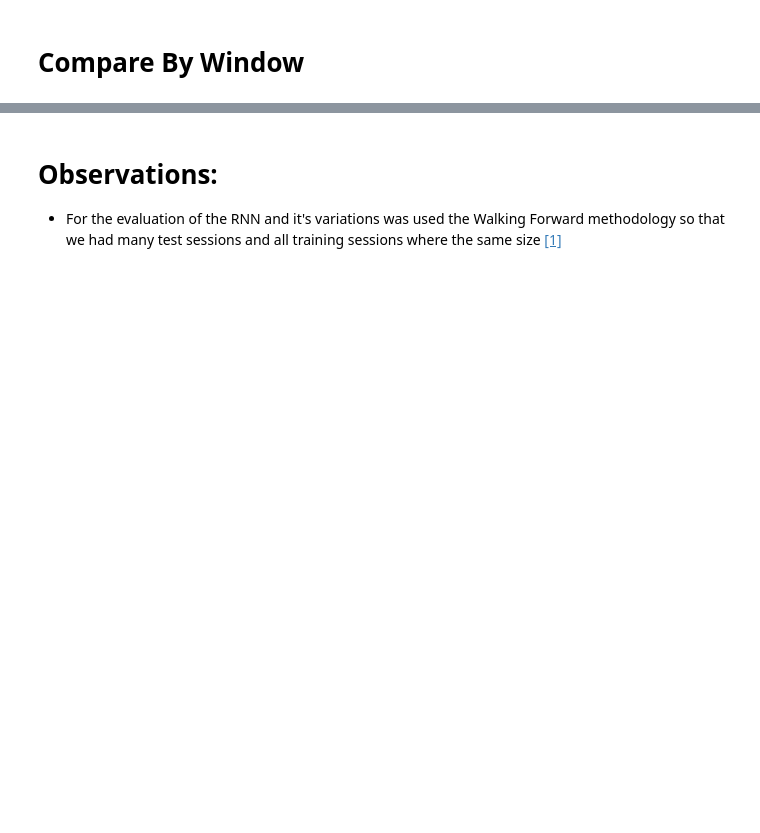
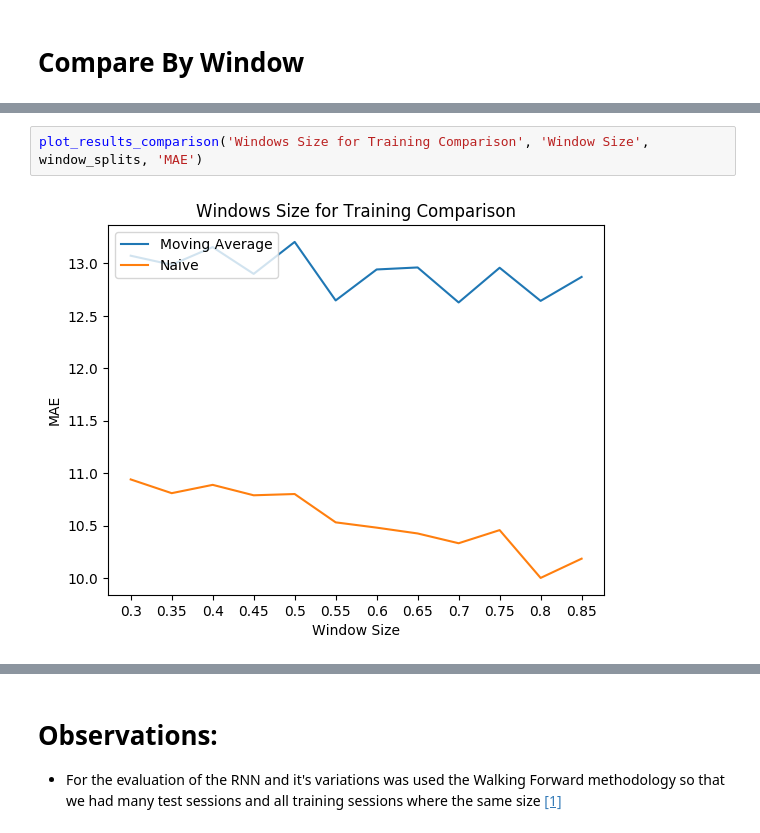
Before and after one commit to claudiosegala/traffic-flow-prediction, a Jupyter notebook: code/tcc.ipynb, the cells around one changed output, grey strips where cells are left out. Drawn from its saved outputs; the diff is of its cells as text; blank space fills up the shorter version.

```diff
--- a/code/tcc.ipynb
+++ b/code/tcc.ipynb
@@ -1205,0 +1298,4 @@ splitting_windows = [0.20, 0.30, 0.40, 0.50, 0.60, 0.70]
+# %%
+plot_results_comparison('Windows Size for Training Comparison', 'Window Size', window_splits, 'MAE')
+# %% [output]
+[figure, added]
```
Also changed, not shown: parts of 60 cells of this notebook.
